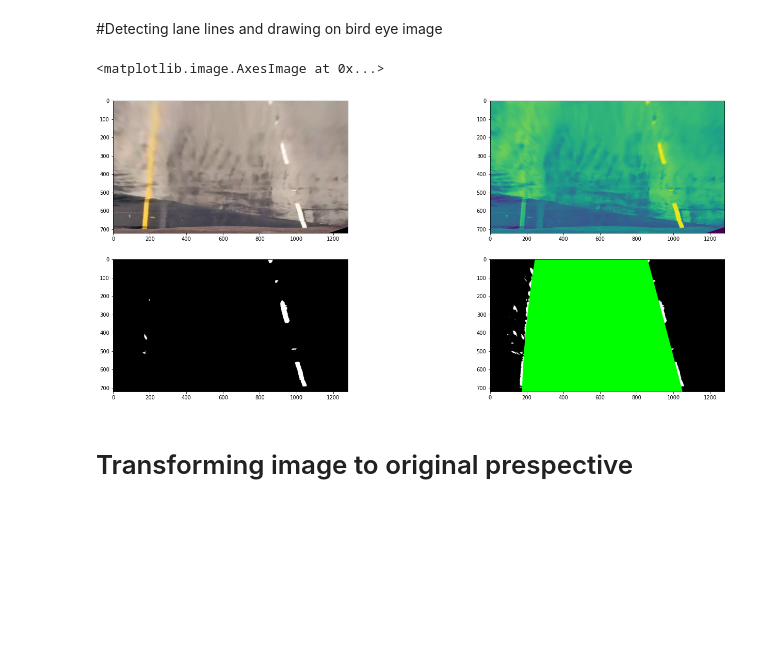
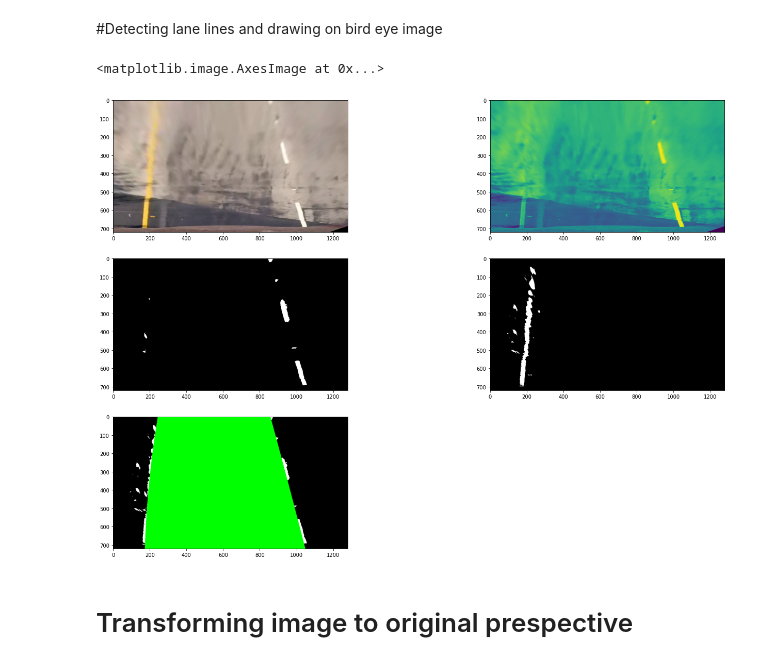
Before and after one commit to MohamedAbdelAzeem/Lane-Detection, a Jupyter notebook: Lane_Detection.ipynb, the cells around one changed output. Drawn from its saved outputs; the diff is of its cells as text; code cells hidden in the pictures; blank space fills up the shorter version.

```diff
--- a/Lane_Detection.ipynb
+++ b/Lane_Detection.ipynb
@@ -221,0 +216,4 @@ plt.imshow(img1)
+# %%
+img4 = From_Birdeye(birdeyeImage)
+out_img = cv2.addWeighted(images1[4], 1, img4, 0.3, 0)
+plt.imshow(out_img)
@@ -275,10 +576,13 @@ array([[0, 0, 0, ..., 0, 0, 0],
 # %%
 lanelines = LaneLines()
 img3 = lanelines.forward(Apply_Threshold_On_Bird_Image_Test(images1[4]))
+
+plt.imshow(lanelines.OutImageWindow)
+
 plt.imshow(img3)
 # %% [output]
 <matplotlib.image.AxesImage at 0x...>
-[figure, old version]
+[figure, new version]
 # %% [markdown]
 # Transforming image to original prespective
 # %%
```
Also changed, not shown: parts of 7 cells of this notebook.
